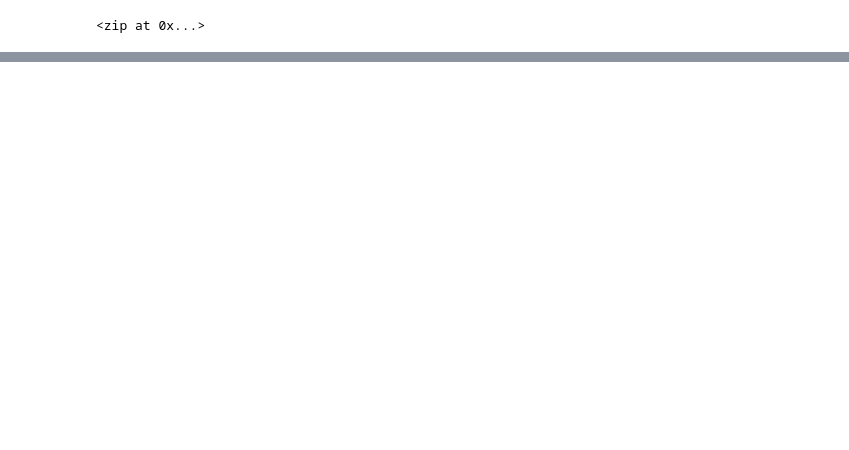
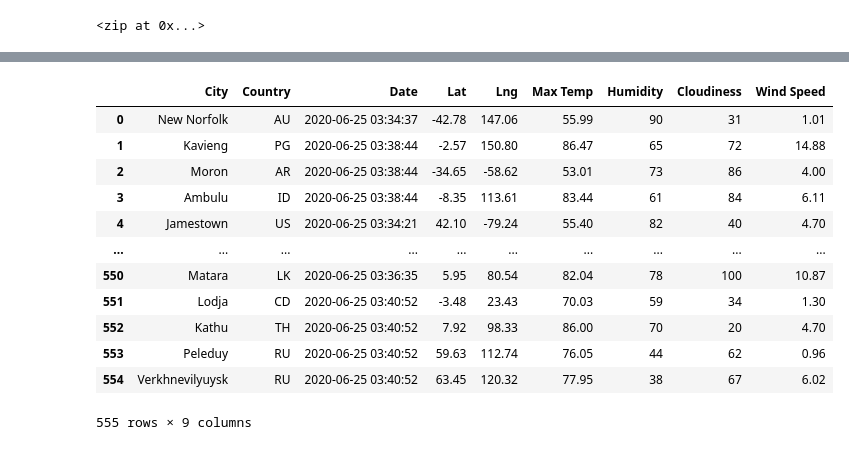
Before and after one commit to jgrotenhuis/World_Weather_Analysis, a Jupyter notebook: WeatherPy.ipynb, the cells around one changed output, grey strips where cells are left out. Cells and saved outputs as stored; diff of their text form; code cells hidden in the pictures; blank space fills up the shorter version.

Commit message:
adding weatherPy

```diff
--- a/WeatherPy.ipynb
+++ b/WeatherPy.ipynb
@@ -52,0 +56,4 @@ len(cities)
+# %%
+# Starting URL for Weather Map API Call.
+url = "http://api.openweathermap.org/data/2.5/weather?units=Imperial&APPID=" + weather_api_key
+print(url)
@@ -52,0 +138,4 @@ len(cities)
+# %%
+# Convert the array of dictionaries to a Pandas DataFrame.
+city_data_df = pd.DataFrame(city_data)
+city_data_df.head(10)
@@ -52,0 +154,18 @@ len(cities)
+# %%
+new_column_order = ["City", "Country", "Date", "Lat", "Lng", "Max Temp", "Humidity", "Cloudiness", "Wind Speed"]
+city_data_df = city_data_df[new_column_order]
+city_data_df
+# %% [output]
+|  | City | Country | Date | Lat | Lng | Max Temp | Humidity | Cloudiness | Wind Speed |
+| 0 | New Norfolk | AU | 2020-06-25 03:34:37 | -42.78 | 147.06 | 55.99 | 90 | 31 | 1.01 |
+| 1 | Kavieng | PG | 2020-06-25 03:38:44 | -2.57 | 150.80 | 86.47 | 65 | 72 | 14.88 |
+| 2 | Moron | AR | 2020-06-25 03:38:44 | -34.65 | -58.62 | 53.01 | 73 | 86 | 4.00 |
+| 3 | Ambulu | ID | 2020-06-25 03:38:44 | -8.35 | 113.61 | 83.44 | 61 | 84 | 6.11 |
+| 4 | Jamestown | US | 2020-06-25 03:34:21 | 42.10 | -79.24 | 55.40 | 82 | 40 | 4.70 |
+| ... | ... | ... | ... | ... | ... | ... | ... | ... | ... |
+| 550 | Matara | LK | 2020-06-25 03:36:35 | 5.95 | 80.54 | 82.04 | 78 | 100 | 10.87 |
+| 551 | Lodja | CD | 2020-06-25 03:40:52 | -3.48 | 23.43 | 70.03 | 59 | 34 | 1.30 |
+| 552 | Kathu | TH | 2020-06-25 03:40:52 | 7.92 | 98.33 | 86.00 | 70 | 20 | 4.70 |
+| 553 | Peleduy | RU | 2020-06-25 03:40:52 | 59.63 | 112.74 | 76.05 | 44 | 62 | 0.96 |
+| 554 | Verkhnevilyuysk | RU | 2020-06-25 03:40:52 | 63.45 | 120.32 | 77.95 | 38 | 67 | 6.02 |
+555 rows × 9 columns
```
Also changed, not shown: parts of 7 cells of this notebook, 3 other files.
